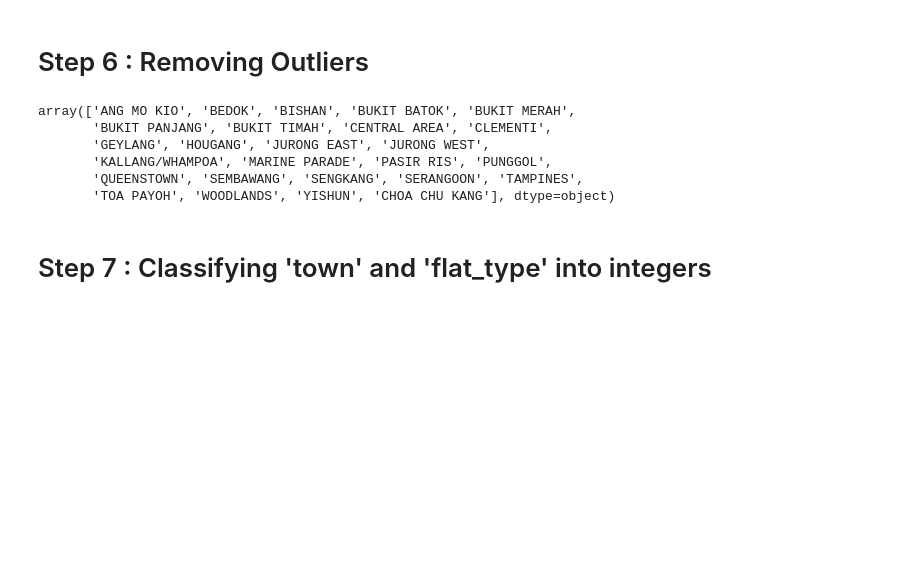
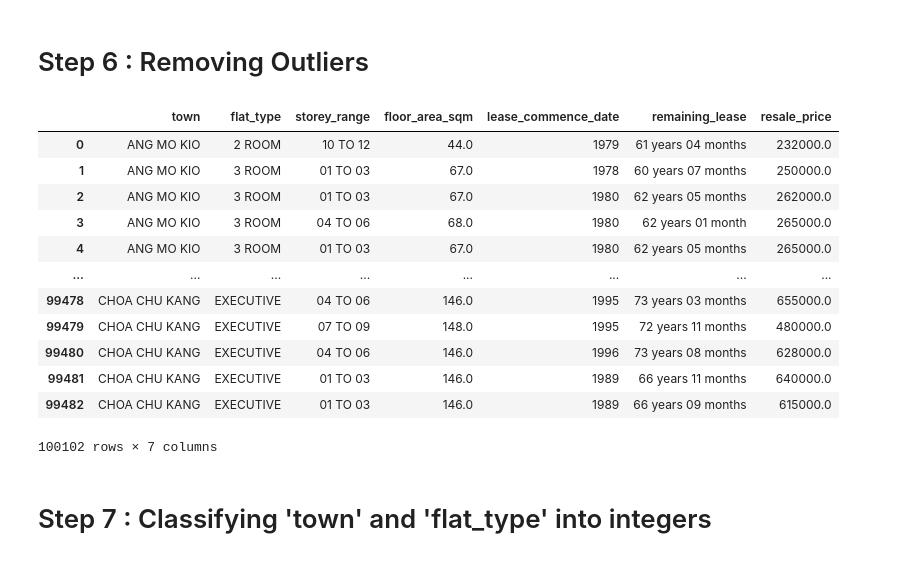
Before and after one commit to Bcwz/hdb, a Jupyter notebook: hdb.ipynb, the cells around one changed output. Drawn from its saved outputs; the diff is of its cells as text; code cells hidden in the pictures; blank space fills up the shorter version.

```diff
--- a/hdb.ipynb
+++ b/hdb.ipynb
@@ -189,39 +189,47 @@ df22['z_score'] = stats.zscore(df22['resale_price'])
 df22 = df22.loc[df22['z_score'].abs()<=3]
 
 df23 = dfTrim.loc[dfTrim['town']=='TOA PAYOH'].copy()
 df23['z_score'] = stats.zscore(df23['resale_price'])
 df23 = df23.loc[df23['z_score'].abs()<=3]
 
 df24 = dfTrim.loc[dfTrim['town']=='WOODLANDS'].copy()
 df24['z_score'] = stats.zscore(df24['resale_price'])
 df24 = df24.loc[df24['z_score'].abs()<=3]
 
 df25 = dfTrim.loc[dfTrim['town']=='YISHUN'].copy()
 df25['z_score'] = stats.zscore(df25['resale_price'])
 df25 = df25.loc[df25['z_score'].abs()<=3]
 
 df26 = dfTrim.loc[dfTrim['town']=='CHOA CHU KANG'].copy()
 df26['z_score'] = stats.zscore(df26['resale_price'])
 df26 = df26.loc[df26['z_score'].abs()<=3]
 
 frames = [df1, df2, df3, df4, df5, df6, df7, df8, df9, df10, df11, df12, df13,
           df14, df15, df16, df17, df18, df19, df20, df21, df22, df23, df24, df25, df26]
 
 dfRemoveDup = pd.concat(frames)
 dfRemoveDup = dfRemoveDup.drop(columns=['z_score'])
 dfRemoveDup.town.unique()
 
 #dfTrim['z_score']=stats.zscore(dfTrim['resale_price'])
 #dfRemoveDup = dfTrim.loc[dfTrim['z_score'].abs()<=3]
 
 #can export step6 as cleandataset, as step7 will be classifying and editing data
+dfRemoveDup
 # %% [output]
+|  | town | flat_type | storey_range | floor_area_sqm | lease_commence_date | remaining_lease | resale_price |
+| 0 | ANG MO KIO | 2 ROOM | 10 TO 12 | 44.0 | 1979 | 61 years 04 months | 232000.0 |
+| 1 | ANG MO KIO | 3 ROOM | 01 TO 03 | 67.0 | 1978 | 60 years 07 months | 250000.0 |
+| 2 | ANG MO KIO | 3 ROOM | 01 TO 03 | 67.0 | 1980 | 62 years 05 months | 262000.0 |
+| 3 | ANG MO KIO | 3 ROOM | 04 TO 06 | 68.0 | 1980 | 62 years 01 month | 265000.0 |
+| 4 | ANG MO KIO | 3 ROOM | 01 TO 03 | 67.0 | 1980 | 62 years 05 months | 265000.0 |
+| ... | ... | ... | ... | ... | ... | ... | ... |
+| 99478 | CHOA CHU KANG | EXECUTIVE | 04 TO 06 | 146.0 | 1995 | 73 years 03 months | 655000.0 |
+| 99479 | CHOA CHU KANG | EXECUTIVE | 07 TO 09 | 148.0 | 1995 | 72 years 11 months | 480000.0 |
+| 99480 | CHOA CHU KANG | EXECUTIVE | 04 TO 06 | 146.0 | 1996 | 73 years 08 months | 628000.0 |
+| 99481 | CHOA CHU KANG | EXECUTIVE | 01 TO 03 | 146.0 | 1989 | 66 years 11 months | 640000.0 |
+| 99482 | CHOA CHU KANG | EXECUTIVE | 01 TO 03 | 146.0 | 1989 | 66 years 09 months | 615000.0 |
-array(['ANG MO KIO', 'BEDOK', 'BISHAN', 'BUKIT BATOK', 'BUKIT MERAH',
-       'BUKIT PANJANG', 'BUKIT TIMAH', 'CENTRAL AREA', 'CLEMENTI',
-       'GEYLANG', 'HOUGANG', 'JURONG EAST', 'JURONG WEST',
-       'KALLANG/WHAMPOA', 'MARINE PARADE', 'PASIR RIS', 'PUNGGOL',
-       'QUEENSTOWN', 'SEMBAWANG', 'SENGKANG', 'SERANGOON', 'TAMPINES',
-       'TOA PAYOH', 'WOODLANDS', 'YISHUN', 'CHOA CHU KANG'], dtype=object)
+100102 rows × 7 columns
 # %% [markdown]
 # Step 7 : Classifying 'town' and 'flat_type' into integers
 # %%
```
Also changed, not shown: parts of 4 cells of this notebook.
